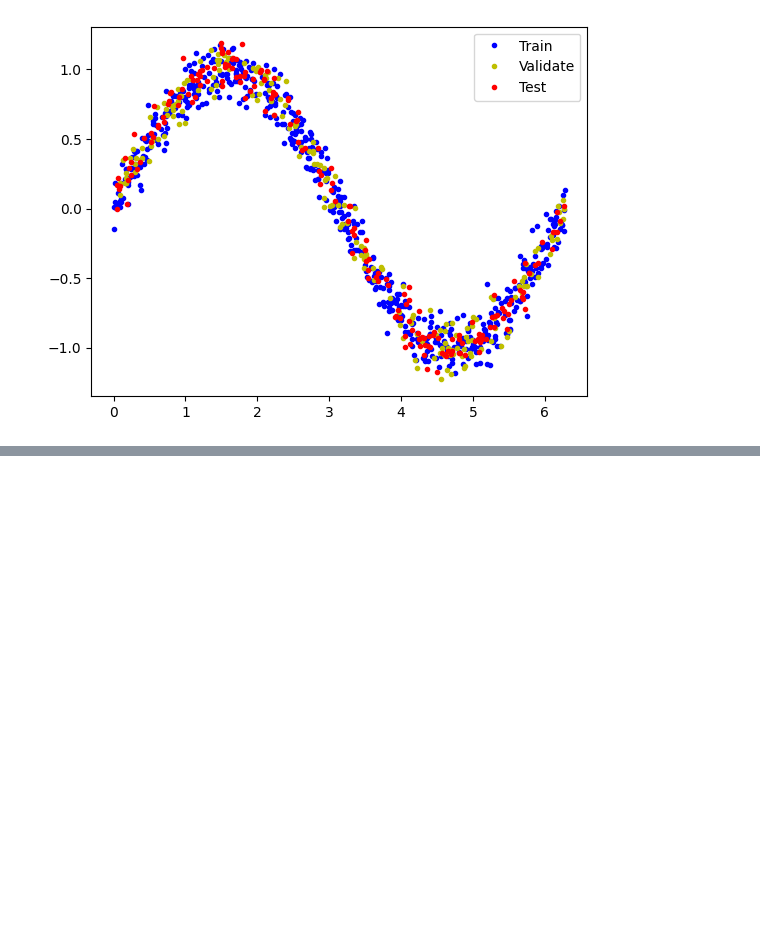
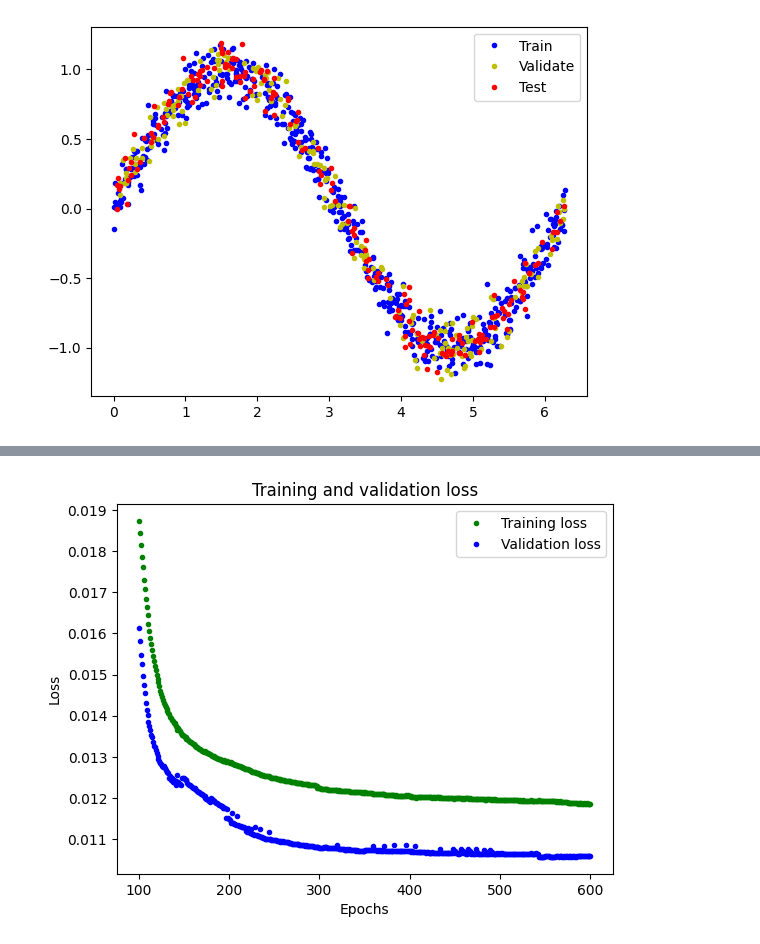
Before and after one commit to jhorvi24/edgeAI-helloWorld, a Jupyter notebook: edgeESP32_hello_world.ipynb, the cells around one changed output, grey strips where cells are left out. Drawn from its saved outputs; the diff is of its cells as text; code cells hidden in the pictures; blank space fills up the shorter version.

```diff
--- a/edgeESP32_hello_world.ipynb
+++ b/edgeESP32_hello_world.ipynb
@@ -197,0 +214,14 @@ Epoch 600/600
+# %%
+#Determinar las pérdidas a partir de la epochos=100
+
+SKIP = 100
+plt.clf()
+plt.plot(epochs[SKIP:], loss[SKIP:], 'g.', label='Training loss')
+plt.plot(epochs[SKIP:], val_loss[SKIP:], 'b.', label='Validation loss')
+plt.title('Training and validation loss')
+plt.xlabel('Epochs')
+plt.ylabel('Loss')
+plt.legend()
+plt.show()
+# %% [output]
+[figure, added]
```
Also changed, not shown: parts of 15 cells of this notebook.
